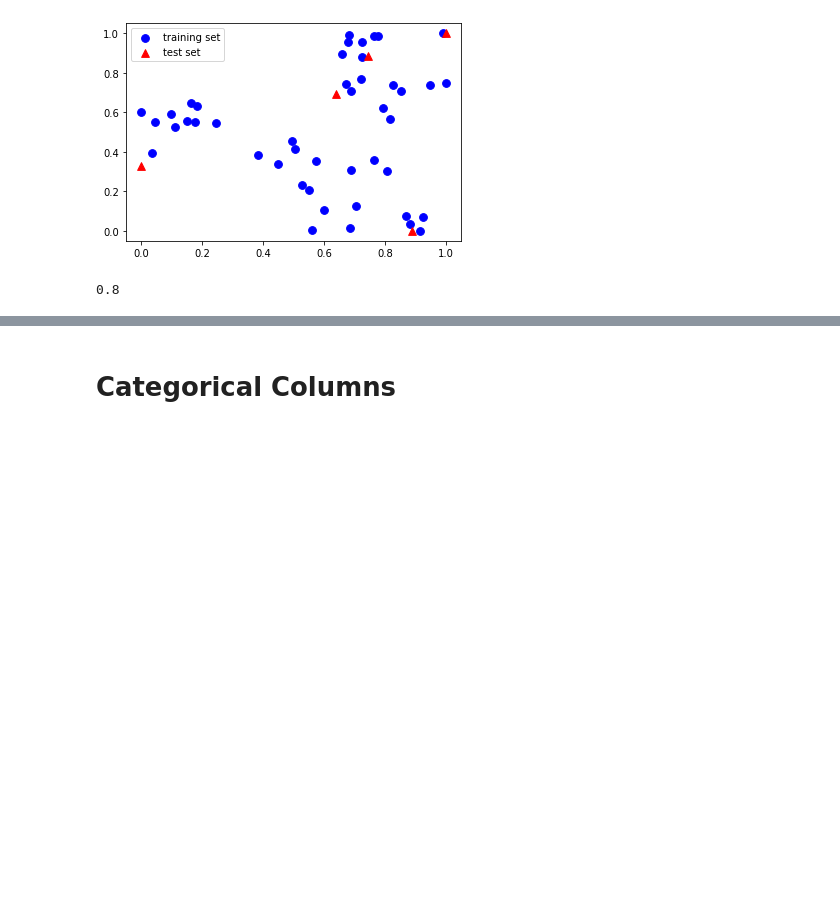
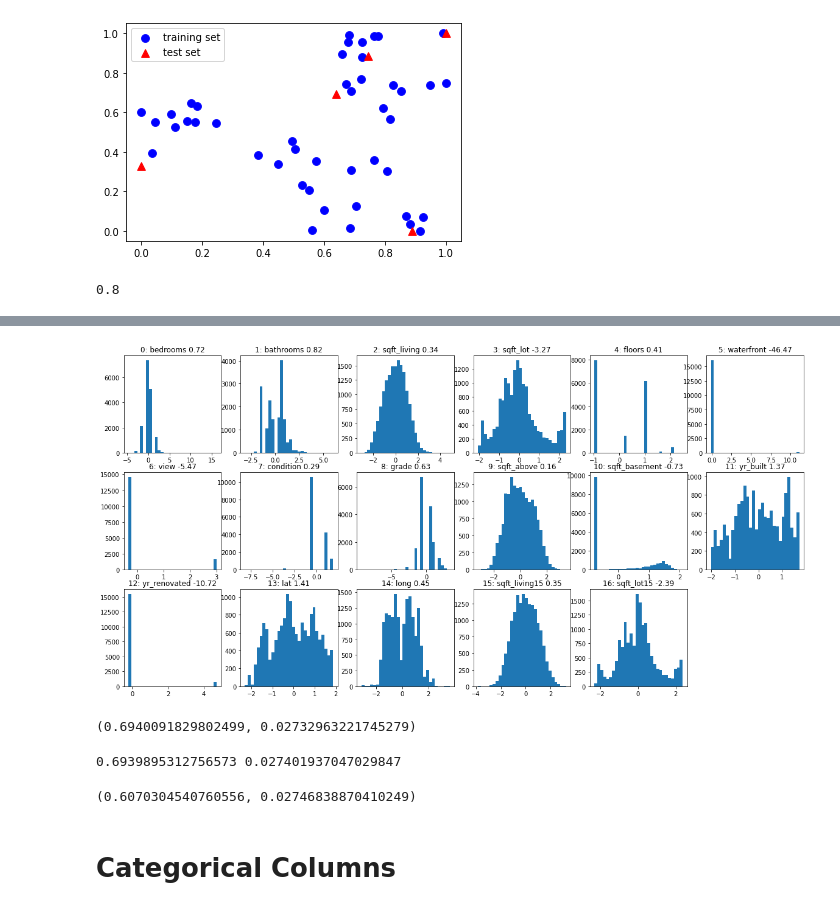
Before and after one commit to tsitsiko1/machine_learning_2, a Jupyter notebook: data_cleaning_practice/practice_solution.ipynb, the cells around one changed output, grey strips where cells are left out. Cells and saved outputs as stored; diff of their text form; code cells hidden in the pictures; blank space fills up the shorter version.

```diff
--- a/data_cleaning_practice/practice_solution.ipynb
+++ b/data_cleaning_practice/practice_solution.ipynb
@@ -120,3 +146,36 @@ pipe.score(X_test, y_test)  # apply scaling on testing data, without leaking tra
+# %%
+
+from sklearn.preprocessing import PowerTransformer
+fig, axes = plt.subplots(3, 6, figsize=(20, 10))
+pt = PowerTransformer()
+X_bc = pt.fit_transform(X_train_scaled)
+
+for i, ax in enumerate(axes.ravel()):
+    if i > 16:
+        ax.set_visible(False)
+        continue
+    ax.hist(X_bc[:, i], bins=30)
+    ax.set_title("{}: {} {:.2f}".format(i, X.columns[i], pt.lambdas_[i]))
+# %% [output]
+[figure, added]
+# %%
+from sklearn.linear_model import RidgeCV
+from sklearn.model_selection import cross_val_score
+
+scores = cross_val_score(RidgeCV(), X_train, y_train, cv=10)
+np.mean(scores), np.std(scores)
+# %% [output]
+(0.6940091829802499, 0.02732963221745279)
+# %%
+scores = cross_val_score(RidgeCV(), X_train_scaled, y_train, cv=10)
+print(np.mean(scores), np.std(scores))
+# %% [output]
+0.6939895312756573 0.027401937047029847
+# %%
+scores = cross_val_score(RidgeCV(), X_bc, y_train, cv=10)
+np.mean(scores), np.std(scores)
+# %% [output]
+(0.6070304540760556, 0.02746838870410249)
 # %% [markdown]
 # Categorical Columns
 # %%
```
Also changed, not shown: parts of 4 cells of this notebook.
